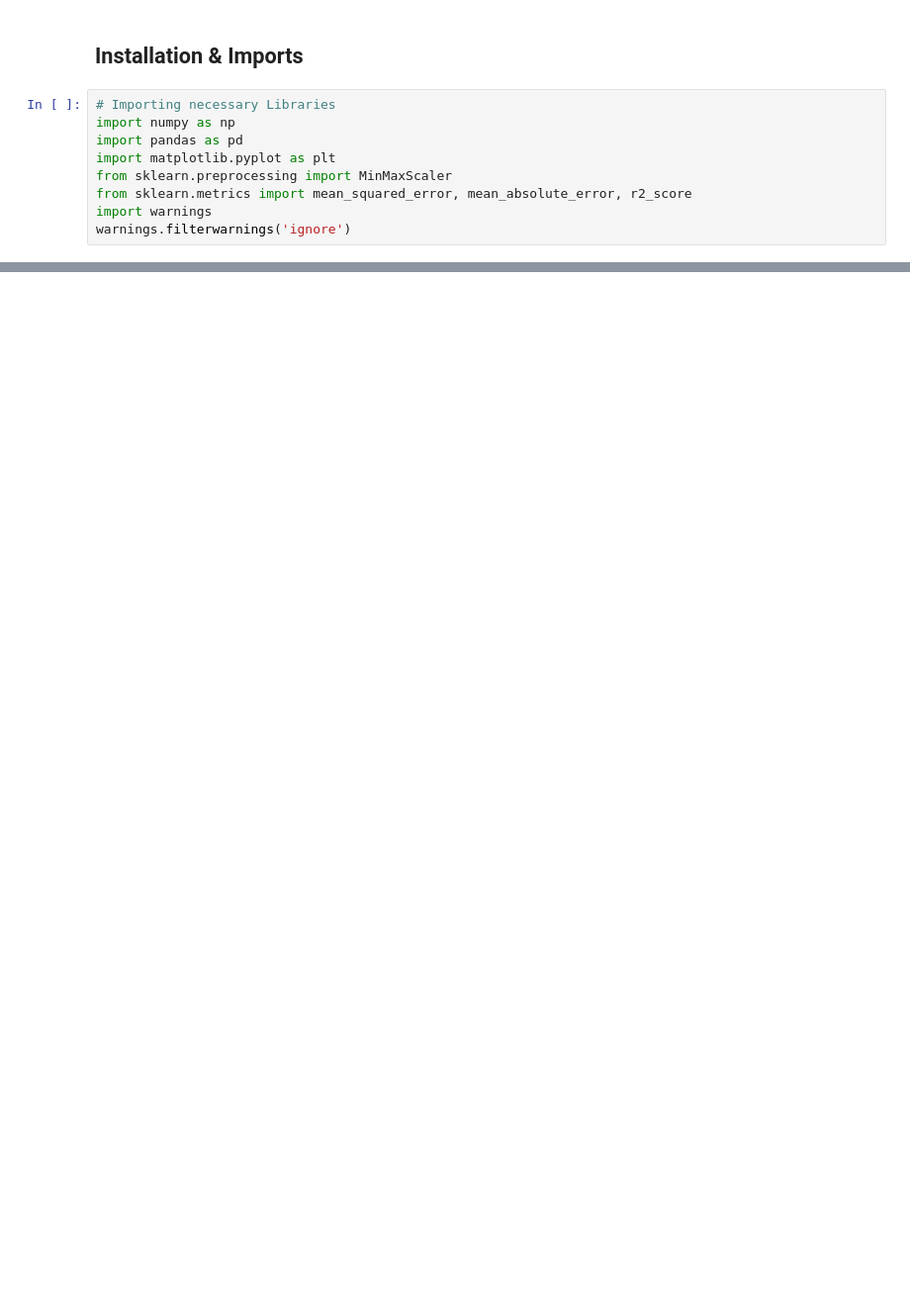
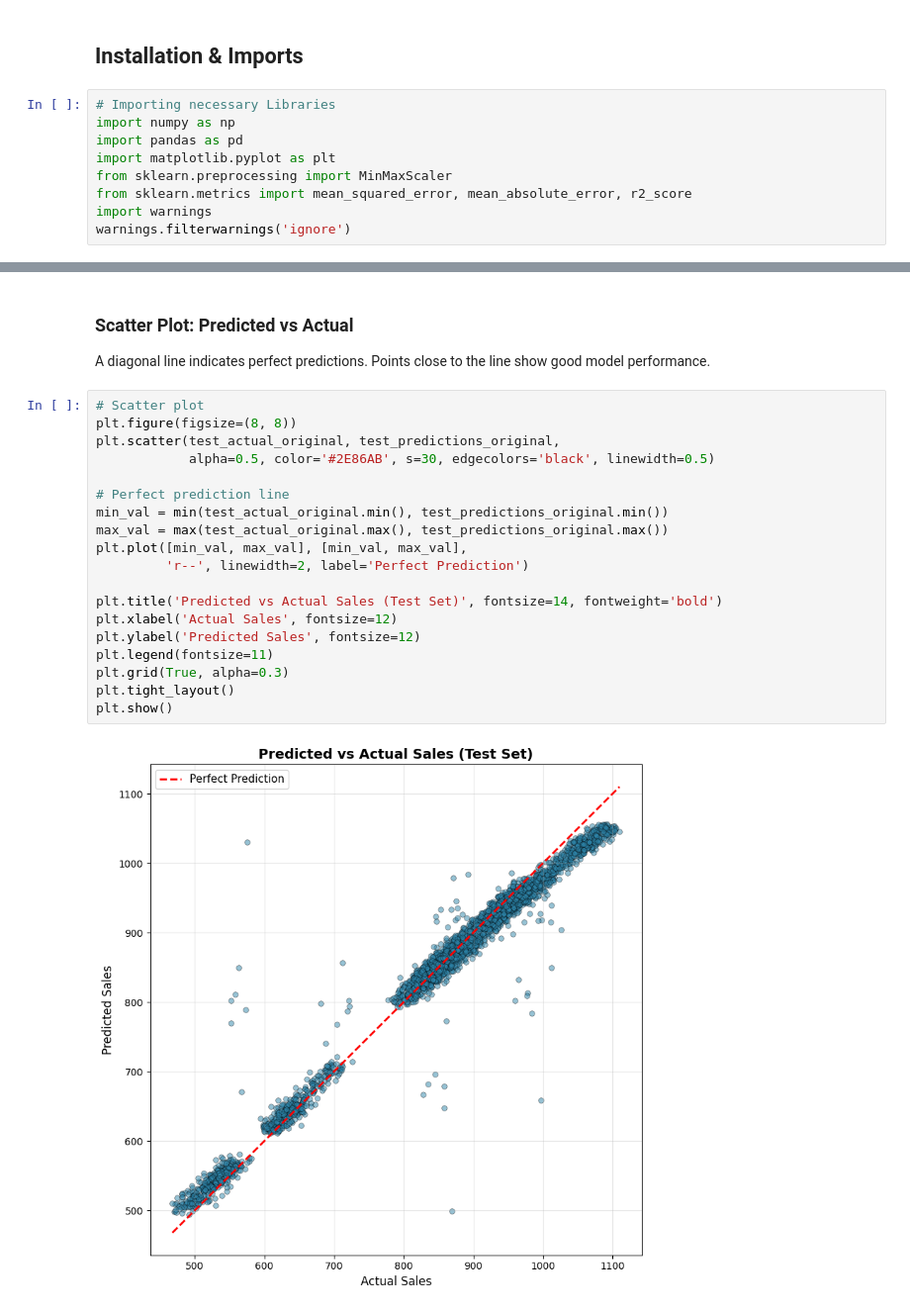
Before and after one commit to Shrisha-shrestha/ML-Scratch-Implementation, a Jupyter notebook: Assignment/RNN/RNN_scratch_implementation.ipynb, the cells around one changed output, grey strips where cells are left out. Shown: that part at 99% size. Cells and saved outputs as stored; diff of their text form; blank space fills up the shorter version.

```diff
--- a/Assignment/RNN/RNN_scratch_implementation.ipynb
+++ b/Assignment/RNN/RNN_scratch_implementation.ipynb
@@ -594,0 +731,25 @@ print(f"\n✓ Model Performance: R² = {r2:.4f}, RMSE = {rmse:.2f}")
+# %% [markdown]
+### Scatter Plot: Predicted vs Actual
+
+A diagonal line indicates perfect predictions. Points close to the line show good model performance.
+# %%
+# Scatter plot
+plt.figure(figsize=(8, 8))
+plt.scatter(test_actual_original, test_predictions_original,
+            alpha=0.5, color='#2E86AB', s=30, edgecolors='black', linewidth=0.5)
+
+# Perfect prediction line
+min_val = min(test_actual_original.min(), test_predictions_original.min())
+max_val = max(test_actual_original.max(), test_predictions_original.max())
+plt.plot([min_val, max_val], [min_val, max_val],
+         'r--', linewidth=2, label='Perfect Prediction')
+
+plt.title('Predicted vs Actual Sales (Test Set)', fontsize=14, fontweight='bold')
+plt.xlabel('Actual Sales', fontsize=12)
+plt.ylabel('Predicted Sales', fontsize=12)
+plt.legend(fontsize=11)
+plt.grid(True, alpha=0.3)
+plt.tight_layout()
+plt.show()
+# %% [output]
+[figure, added]
```
Also changed, not shown: parts of 50 cells of this notebook.
